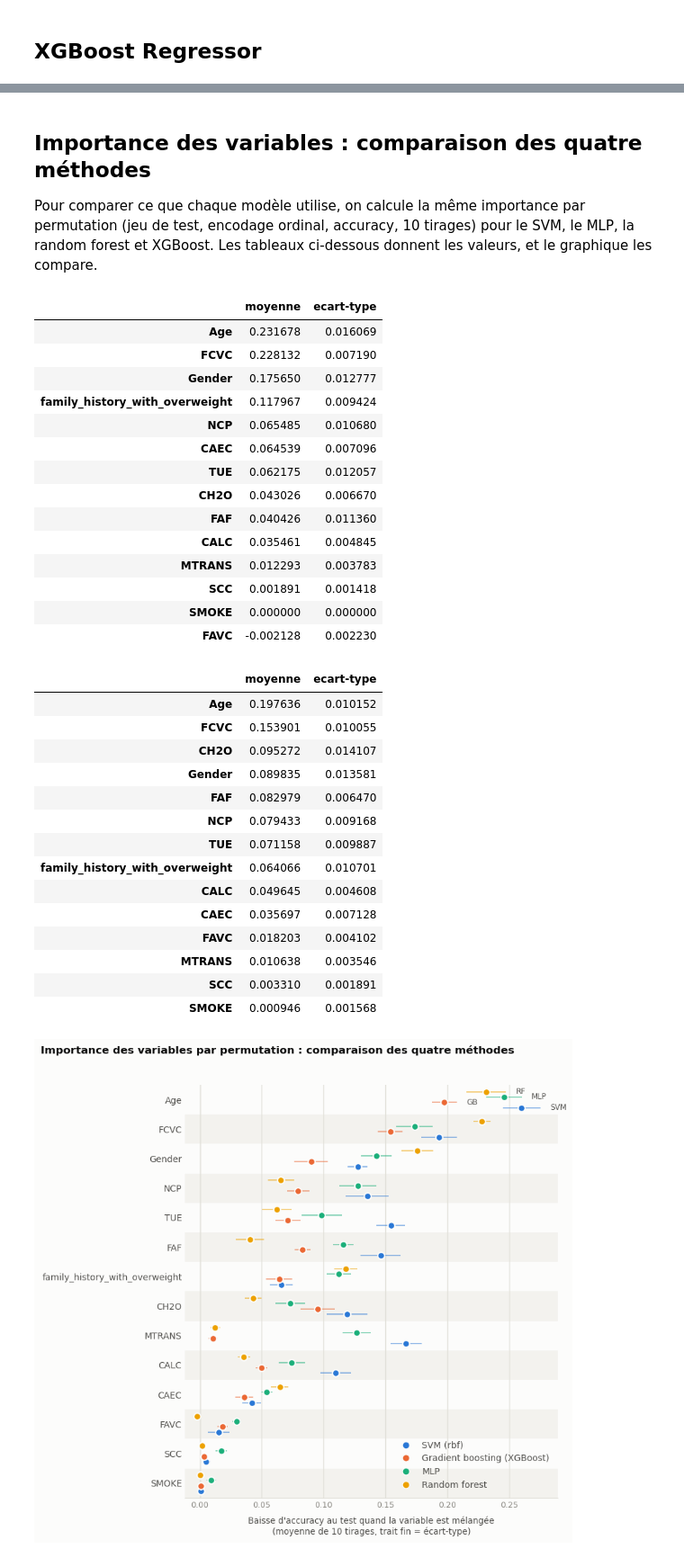
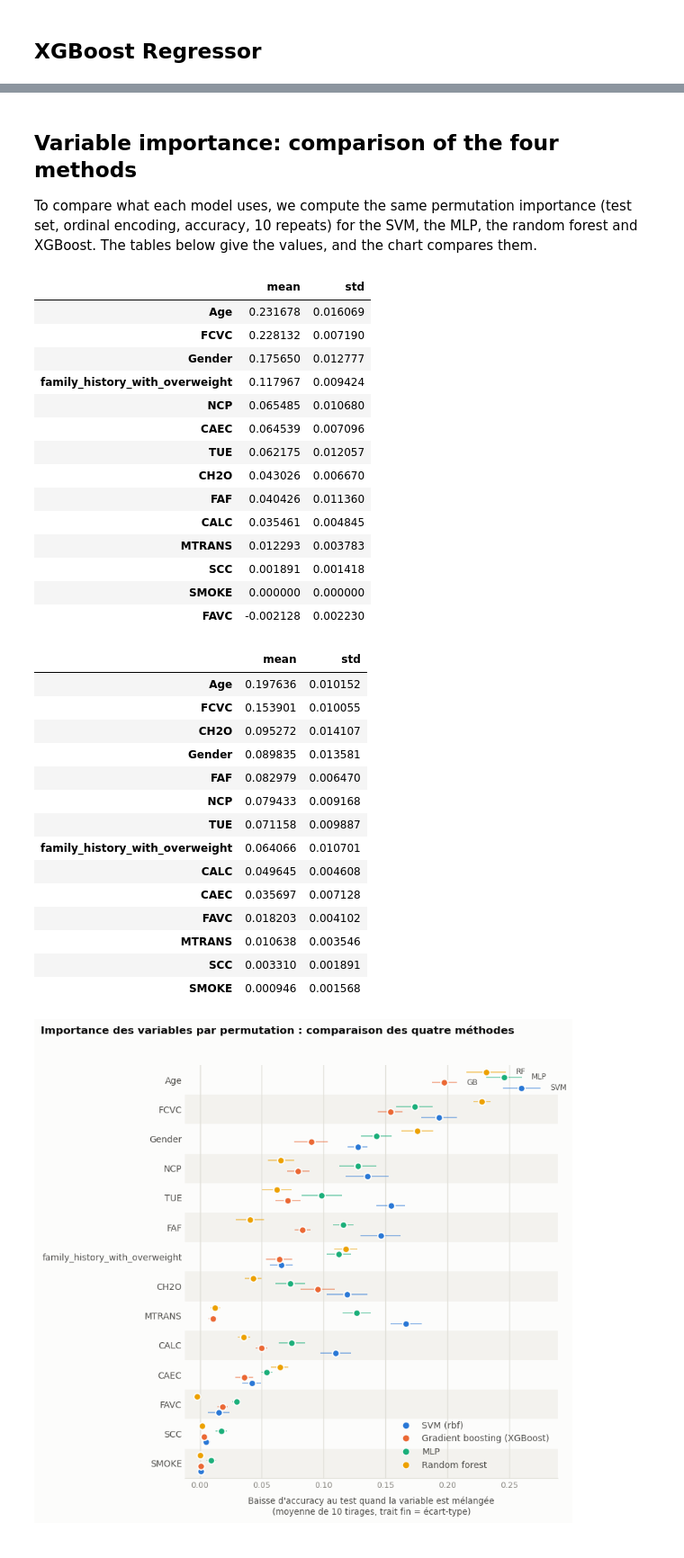
Before and after one commit to Lduvignacq/Estimation-of-obesity-levels-based-on-eating-habits, a Jupyter notebook: standard_benchmark.ipynb, the cells around one changed output, grey strips where cells are left out. Shown at 90% size. Drawn from its saved outputs; the diff is of its cells as text; code cells hidden in the pictures.

```diff
--- a/standard_benchmark.ipynb
+++ b/standard_benchmark.ipynb
@@ -85,9 +85,9 @@ n, p
 # %% [output]
 (2111, 17)
 # %%
-## Rajout de la colonne IMC_index puis mise à jour des classes de poids
+## Add the BMI_index column, then update the weight classes
 
-df["IMC_index"] = df["Weight"]/(df["Height"]**2)
+df["BMI_index"] = df["Weight"]/(df["Height"]**2)
 
 def categorize_weight(row):
     weight_index = row['Weight'] / (row['Height'] ** 2)
@@ -424,9 +424,9 @@ print(classification_report(y_te, y_pred))
 weighted avg       0.77      0.77      0.76       423
 # %%
 from sklearn.model_selection import cross_val_score
-for nom, X in [("ordinal", tr_data), ("one-hot", tr_data2)]:
+for name, X in [("ordinal", tr_data), ("one-hot", tr_data2)]:
     s = cross_val_score(SVC(gamma='scale'), X, y_tr.cat.codes, cv=folds_eval, scoring='accuracy')
-    print(nom, s.mean().round(3), "+-", s.std().round(3))
+    print(name, s.mean().round(3), "+-", s.std().round(3))
 # %% [markdown]
 ### Hyperparameter optimization
 
@@ -439,18 +439,18 @@ Les deux sont explorés sur une échelle logarithmique. La recherche suit exacte
 # %%
-## Optimisation des hyperparamètres du SVM (même protocole que la random forest et XGBoost)
+## SVM hyperparameter optimization (same protocol as the random forest and XGBoost)
 param_test_svc = {
  'C': loguniform(0.1, 1000),
  'gamma': loguniform(1e-3, 1)
 }
 svc_models = {}
-for nom, Xtr, Xte in [("SVC (ordinal)", tr_data, te_data), ("SVC (one-hot)", tr_data2, te_data2)]:
+for name, Xtr, Xte in [("SVC (ordinal)", tr_data, te_data), ("SVC (one-hot)", tr_data2, te_data2)]:
     randomized_search_svc = RandomizedSearchCV(estimator=SVC(kernel='rbf'), param_distributions=param_test_svc, n_iter=n_iter_search, cv=folds_search, scoring='accuracy', n_jobs=-1, random_state=42)
     randomized_search_svc.fit(Xtr, y_tr.cat.codes)
-    svc_models[nom] = randomized_search_svc.best_estimator_   # réentraîné sur tout le train
-    cv_scores[nom] = cross_val_score(svc_models[nom], Xtr, y_tr.cat.codes, cv=folds_eval, scoring='accuracy')
-    test_scores[nom] = accuracy_score(y_te.cat.codes, svc_models[nom].predict(Xte))
-    print(nom, randomized_search_svc.best_params_, "| score de la recherche :", round(randomized_search_svc.best_score_, 4))
-    print("Accuracy en CV 10 folds :", cv_scores[nom].mean(), "+-", cv_scores[nom].std())
-    print("Accuracy sur le test :", test_scores[nom])
-svc_oh = svc_models["SVC (one-hot)"]   # modèle retenu pour la suite (one-hot)
+    svc_models[name] = randomized_search_svc.best_estimator_   # refitted on the whole training set
+    cv_scores[name] = cross_val_score(svc_models[name], Xtr, y_tr.cat.codes, cv=folds_eval, scoring='accuracy')
+    test_scores[name] = accuracy_score(y_te.cat.codes, svc_models[name].predict(Xte))
+    print(name, randomized_search_svc.best_params_, "| search score:", round(randomized_search_svc.best_score_, 4))
+    print("Accuracy in 10-fold CV:", cv_scores[name].mean(), "+-", cv_scores[name].std())
+    print("Test accuracy:", test_scores[name])
+svc_oh = svc_models["SVC (one-hot)"]   # model kept for the rest of the analysis (one-hot)
 # %% [markdown]
@@ -979,21 +979,21 @@ XGBRegressor - accuracy en CV 10 folds : 0.69549168779938 +- 0.02485673977092557
 # %% [markdown]
-## Importance des variables : comparaison des quatre méthodes
+## Variable importance: comparison of the four methods
 
-Pour comparer ce que chaque modèle utilise, on calcule la même importance par permutation (jeu de test, encodage ordinal, accuracy, 10 tirages) pour le SVM, le MLP, la random forest et XGBoost. Les tableaux ci-dessous donnent les valeurs, et le graphique les compare.
+To compare what each model uses, we compute the same permutation importance (test set, ordinal encoding, accuracy, 10 repeats) for the SVM, the MLP, the random forest and XGBoost. The tables below give the values, and the chart compares them.
 # %%
-## Importance par permutation pour la random forest et XGBoost : même méthode que pour le SVM et le MLP (jeu de test ordinal, accuracy, 10 tirages)
+## Permutation importance for the random forest and XGBoost: same method as for the SVM and the MLP (ordinal test set, accuracy, 10 repeats)
 from IPython.display import display
 
 def perm_table(model):
     r = permutation_importance(model, te_data, y_te.cat.codes, scoring='accuracy', n_repeats=10, random_state=42)
-    return pd.DataFrame({"moyenne": r.importances_mean, "ecart-type": r.importances_std}, index=te_data.columns).sort_values("moyenne", ascending=False)
+    return pd.DataFrame({"mean": r.importances_mean, "std": r.importances_std}, index=te_data.columns).sort_values("mean", ascending=False)
 
-perm_rf = perm_table(rf)            # random forest optimisée
-perm_xgb = perm_table(xgb_clf)      # XGBoost optimisé
+perm_rf = perm_table(rf)            # tuned random forest
+perm_xgb = perm_table(xgb_clf)      # tuned XGBoost
 display(perm_rf)
 display(perm_xgb)
 # %% [output]
-|  | moyenne | ecart-type |
+|  | mean | std |
 | Age | 0.231678 | 0.016069 |
 | FCVC | 0.228132 | 0.007190 |
 | Gender | 0.175650 | 0.012777 |
@@ -1008,7 +1008,7 @@ display(perm_xgb)
 | SCC | 0.001891 | 0.001418 |
 | SMOKE | 0.000000 | 0.000000 |
 | FAVC | -0.002128 | 0.002230 |
-|  | moyenne | ecart-type |
+|  | mean | std |
 | Age | 0.197636 | 0.010152 |
 | FCVC | 0.153901 | 0.010055 |
 | CH2O | 0.095272 | 0.014107 |
```
Also changed, not shown: parts of 52 cells of this notebook.
